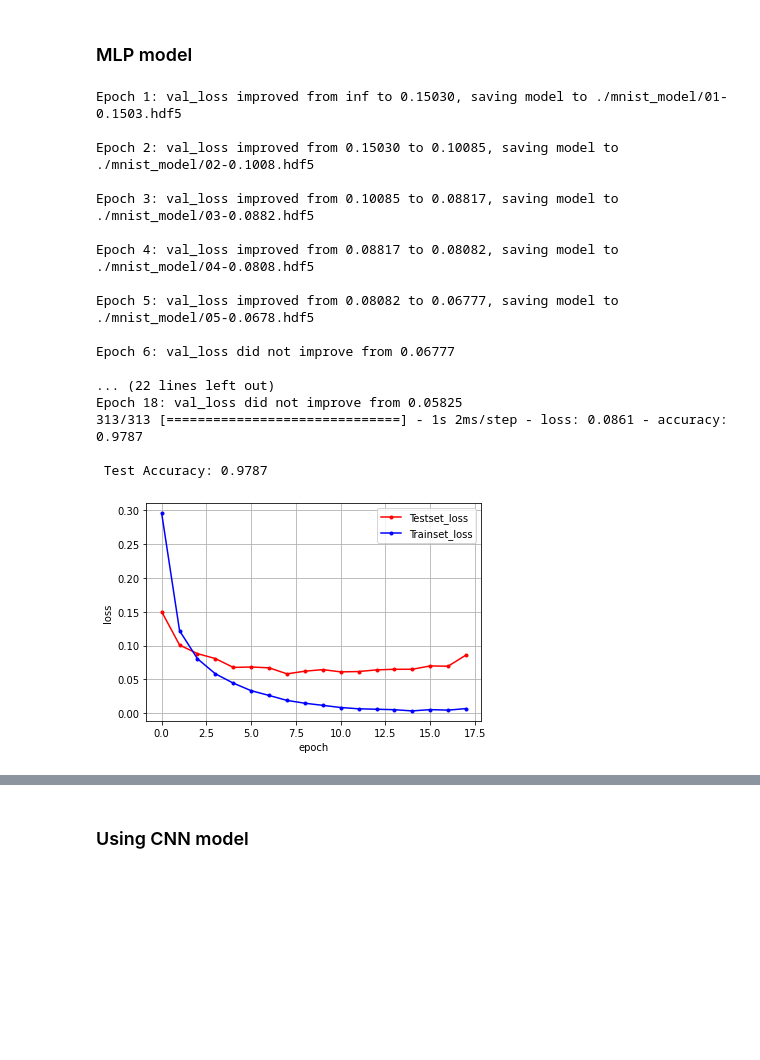
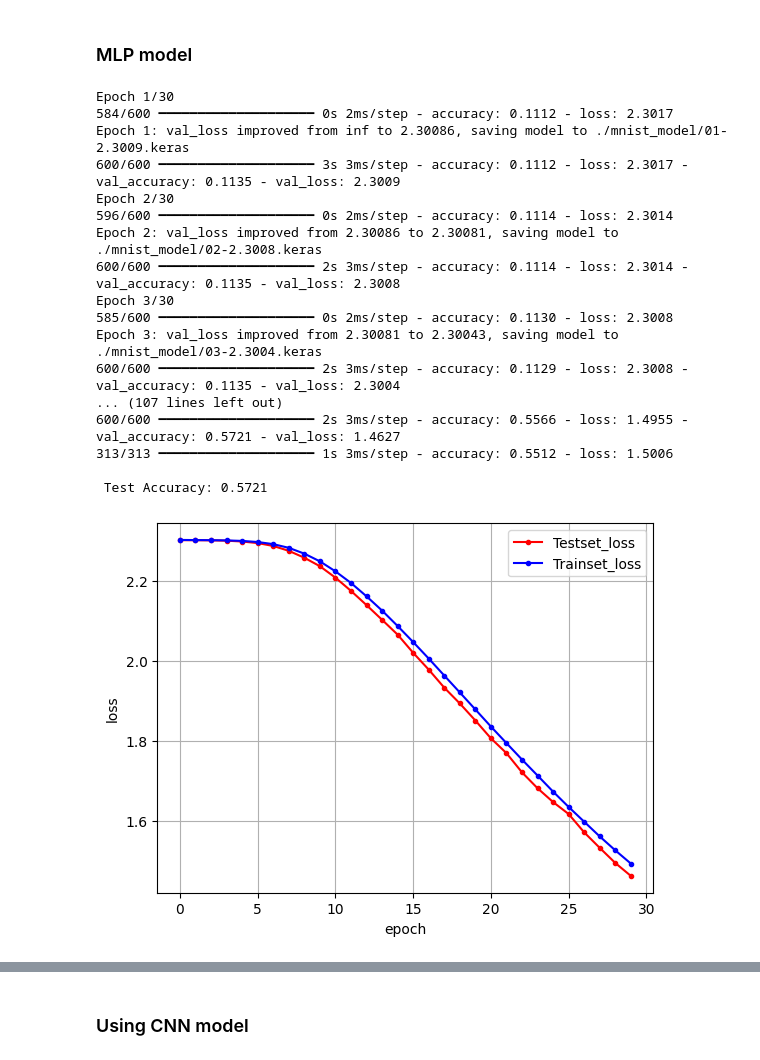
Before and after one commit to rtajeong/M4_2025, a Jupyter notebook: lab_08_keras_examples_mnist_reuters_imdb_rev1.ipynb, the cells around one changed output, grey strips where cells are left out. Drawn from its saved outputs; the diff is of its cells as text; code cells hidden in the pictures; blank space fills up the shorter version.

```diff
--- a/lab_08_keras_examples_mnist_reuters_imdb_rev1.ipynb
+++ b/lab_08_keras_examples_mnist_reuters_imdb_rev1.ipynb
@@ -50,6 +48,9 @@ X_train.shape, Y_class_train.shape
 # input data reshaping
 X_train = X_train.reshape(X_train.shape[0], 784).astype('float64') / 255
 X_test  = X_test.reshape(X_test.shape[0], 784).astype('float64')  / 255
+
+X_train = X_train/255.
+X_test = X_test/255.
 
 # output one-hot encoding
 Y_train = utils.to_categorical(Y_class_train, 10)
@@ -64,7 +65,8 @@ X_train.shape, Y_train.shape
 # %%
 # model
 model = Sequential()
-model.add(Dense(512, input_dim=784, activation='relu')) # input_shape=(784,)
+model.add(Input(shape=(784,)))
+model.add(Dense(512, activation='relu'))
 model.add(Dense(10, activation='softmax'))
 
 # model environment (compile)
@@ -76,50 +78,50 @@ model.compile(loss='categorical_crossentropy',
 MODEL_DIR = './mnist_model/'
 if not os.path.exists(MODEL_DIR):
     os.mkdir(MODEL_DIR)
 
-modelpath="./mnist_model/{epoch:02d}-{val_loss:.4f}.hdf5"
+modelpath="./mnist_model/{epoch:02d}-{val_loss:.4f}.keras"
 checkpointer = ModelCheckpoint(filepath=modelpath, monitor='val_loss', verbose=1, save_best_only=True)
 early_stopping_callback = EarlyStopping(monitor='val_loss', patience=10)
 
 # model fitting (train)
 history = model.fit(X_train, Y_train, validation_data=(X_test, Y_test),
-                    epochs=30, batch_size=200, verbose=0,
+                    epochs=30, batch_size=100, verbose=1,
                     callbacks=[early_stopping_callback, checkpointer])
 
 # model evaluation (test)
 print("\n Test Accuracy: %.4f" % (model.evaluate(X_test, Y_test)[1]))
 
 # loss
 y_vloss = history.history['val_loss']
 y_loss = history.history['loss']
 
 x_len = np.arange(len(y_loss))
 plt.plot(x_len, y_vloss, marker='.', c="red", label='Testset_loss')
 plt.plot(x_len, y_loss, marker='.', c="blue", label='Trainset_loss')
 
 plt.legend(loc='upper right')
 # plt.axis([0, 20, 0, 0.35])
 plt.grid()
 plt.xlabel('epoch')
 plt.ylabel('loss')
 plt.show()
 # %% [output]
-Epoch 1: val_loss improved from inf to 0.15030, saving model to ./mnist_model/01-0.1503.hdf5
+Epoch 1/30
+584/600 ━━━━━━━━━━━━━━━━━━━━ 0s 2ms/step - accuracy: 0.1112 - loss: 2.3017
+Epoch 1: val_loss improved from inf to 2.30086, saving model to ./mnist_model/01-2.3009.keras
+600/600 ━━━━━━━━━━━━━━━━━━━━ 3s 3ms/step - accuracy: 0.1112 - loss: 2.3017 - val_accuracy: 0.1135 - val_loss: 2.3009
+Epoch 2/30
+596/600 ━━━━━━━━━━━━━━━━━━━━ 0s 2ms/step - accuracy: 0.1114 - loss: 2.3014
+Epoch 2: val_loss improved from 2.30086 to 2.30081, saving model to ./mnist_model/02-2.3008.keras
+600/600 ━━━━━━━━━━━━━━━━━━━━ 2s 3ms/step - accuracy: 0.1114 - loss: 2.3014 - val_accuracy: 0.1135 - val_loss: 2.3008
+Epoch 3/30
+585/600 ━━━━━━━━━━━━━━━━━━━━ 0s 2ms/step - accuracy: 0.1130 - loss: 2.3008
+Epoch 3: val_loss improved from 2.30081 to 2.30043, saving model to ./mnist_model/03-2.3004.keras
+600/600 ━━━━━━━━━━━━━━━━━━━━ 2s 3ms/step - accuracy: 0.1129 - loss: 2.3008 - val_accuracy: 0.1135 - val_loss: 2.3004
+... (107 lines left out)
+600/600 ━━━━━━━━━━━━━━━━━━━━ 2s 3ms/step - accuracy: 0.5566 - loss: 1.4955 - val_accuracy: 0.5721 - val_loss: 1.4627
+313/313 ━━━━━━━━━━━━━━━━━━━━ 1s 3ms/step - accuracy: 0.5512 - loss: 1.5006
 
-Epoch 2: val_loss improved from 0.15030 to 0.10085, saving model to ./mnist_model/02-0.1008.hdf5
-
-Epoch 3: val_loss improved from 0.10085 to 0.08817, saving model to ./mnist_model/03-0.0882.hdf5
-
-Epoch 4: val_loss improved from 0.08817 to 0.08082, saving model to ./mnist_model/04-0.0808.hdf5
-
-Epoch 5: val_loss improved from 0.08082 to 0.06777, saving model to ./mnist_model/05-0.0678.hdf5
-
-Epoch 6: val_loss did not improve from 0.06777
-
-... (22 lines left out)
-Epoch 18: val_loss did not improve from 0.05825
-313/313 [==============================] - 1s 2ms/step - loss: 0.0861 - accuracy: 0.9787
-
- Test Accuracy: 0.9787
+ Test Accuracy: 0.5721
-[figure, old version]
+[figure, new version]
 # %%
```
Also changed, not shown: parts of 16 cells of this notebook.
